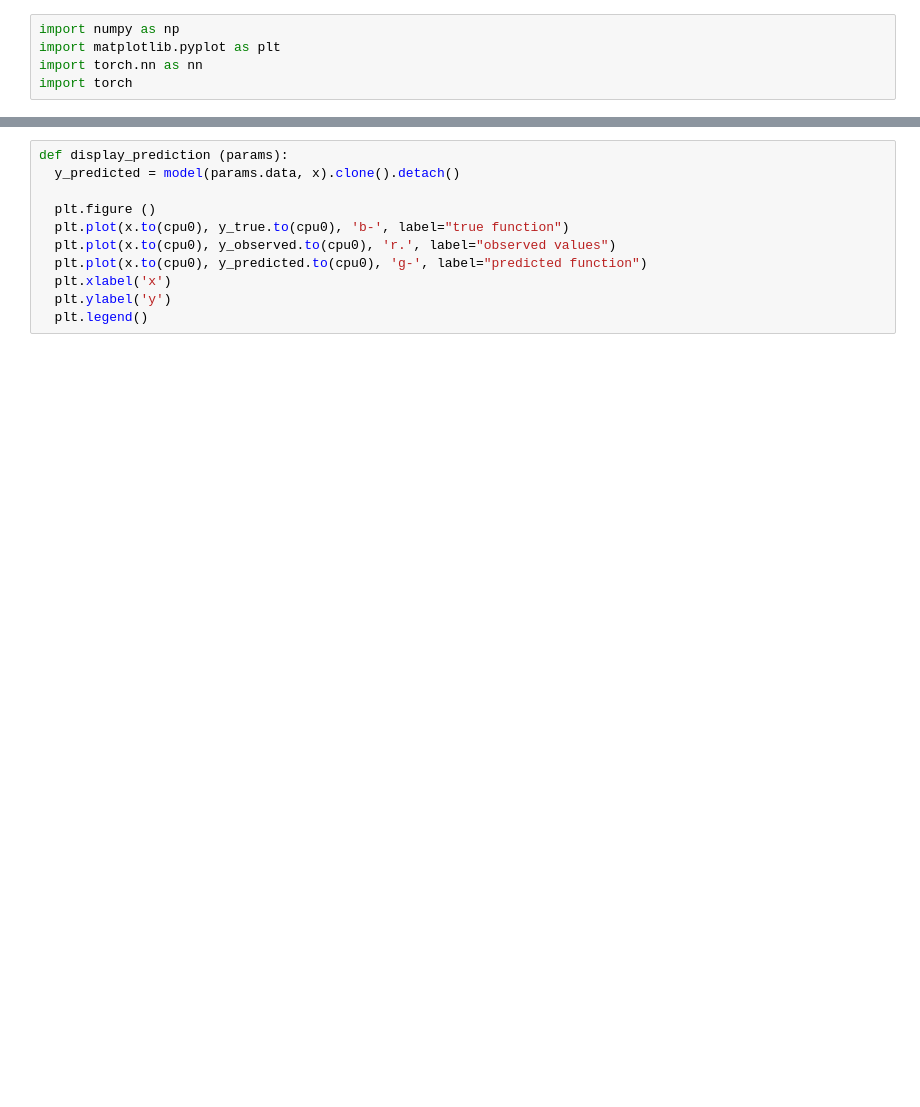
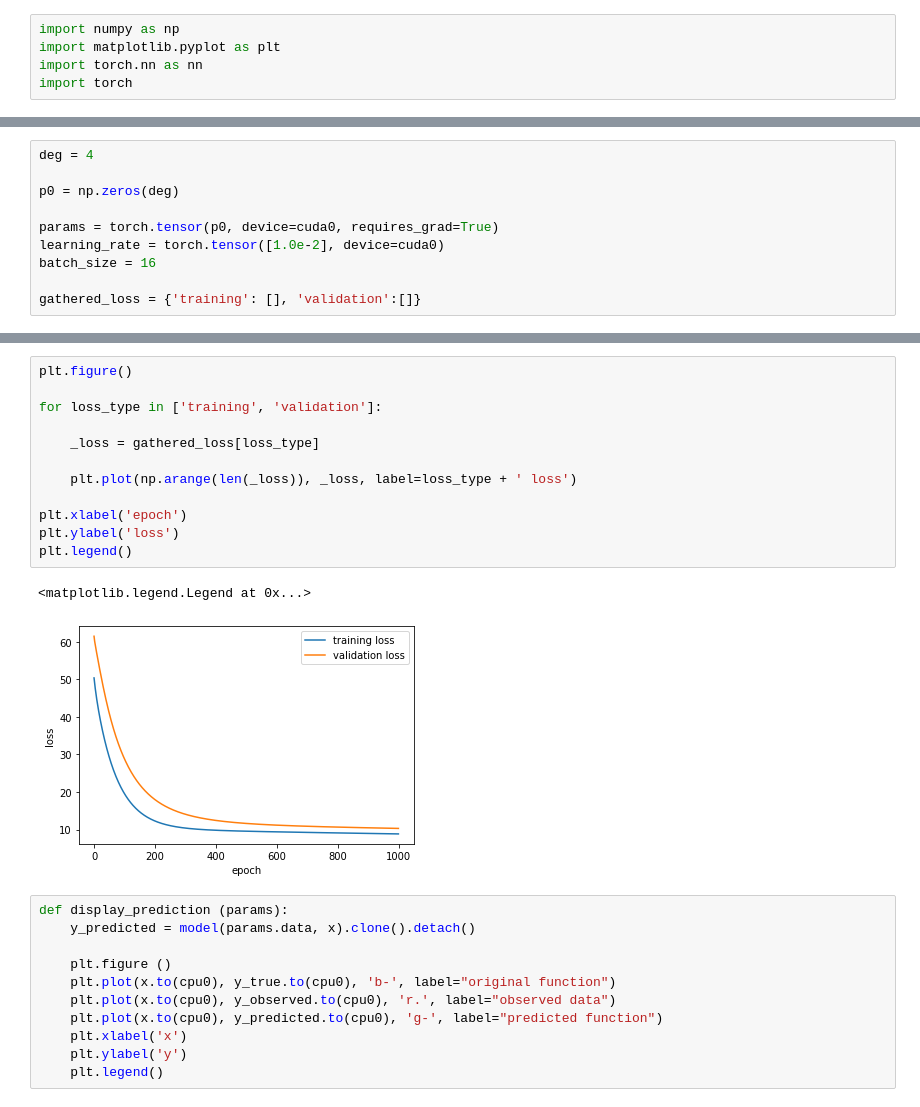
Before and after one commit to MohsenSadeghi/ml_course, a Jupyter notebook: notebooks/notebook_1_regression.ipynb, the cells around one changed output, grey strips where cells are left out. Saved outputs shown, nothing was run; the diff lists cells and outputs as text; blank space fills up the shorter version.

```diff
--- a/notebooks/notebook_1_regression.ipynb
+++ b/notebooks/notebook_1_regression.ipynb
@@ -145,0 +127,10 @@ plt.plot(running_loss)
+# %%
+deg = 4
+
+p0 = np.zeros(deg)
+
+params = torch.tensor(p0, device=cuda0, requires_grad=True)
+learning_rate = torch.tensor([1.0e-2], device=cuda0)
+batch_size = 16
+
+gathered_loss = {'training': [], 'validation':[]}
@@ -146,14 +170,29 @@ plt.plot(running_loss)
+# %%
+plt.figure()
+
+for loss_type in ['training', 'validation']:
+
+    _loss = gathered_loss[loss_type]
+
+    plt.plot(np.arange(len(_loss)), _loss, label=loss_type + ' loss')
+
+plt.xlabel('epoch')
+plt.ylabel('loss')
+plt.legend()
+# %% [output]
+<matplotlib.legend.Legend at 0x...>
+[figure, added]
 # %%
 def display_prediction (params):
-  y_predicted = model(params.data, x).clone().detach()
+    y_predicted = model(params.data, x).clone().detach()
 
-  plt.figure ()
-  plt.plot(x.to(cpu0), y_true.to(cpu0), 'b-', label="true function")
-  plt.plot(x.to(cpu0), y_observed.to(cpu0), 'r.', label="observed values")
-  plt.plot(x.to(cpu0), y_predicted.to(cpu0), 'g-', label="predicted function")
-  plt.xlabel('x')
-  plt.ylabel('y')
-  plt.legend()
+    plt.figure ()
+    plt.plot(x.to(cpu0), y_true.to(cpu0), 'b-', label="original function")
+    plt.plot(x.to(cpu0), y_observed.to(cpu0), 'r.', label="observed data")
+    plt.plot(x.to(cpu0), y_predicted.to(cpu0), 'g-', label="predicted function")
+    plt.xlabel('x')
+    plt.ylabel('y')
+    plt.legend()
 # %%
 display_prediction (params)
 # %% [output]
```
Also changed, not shown: parts of 26 cells of this notebook.
